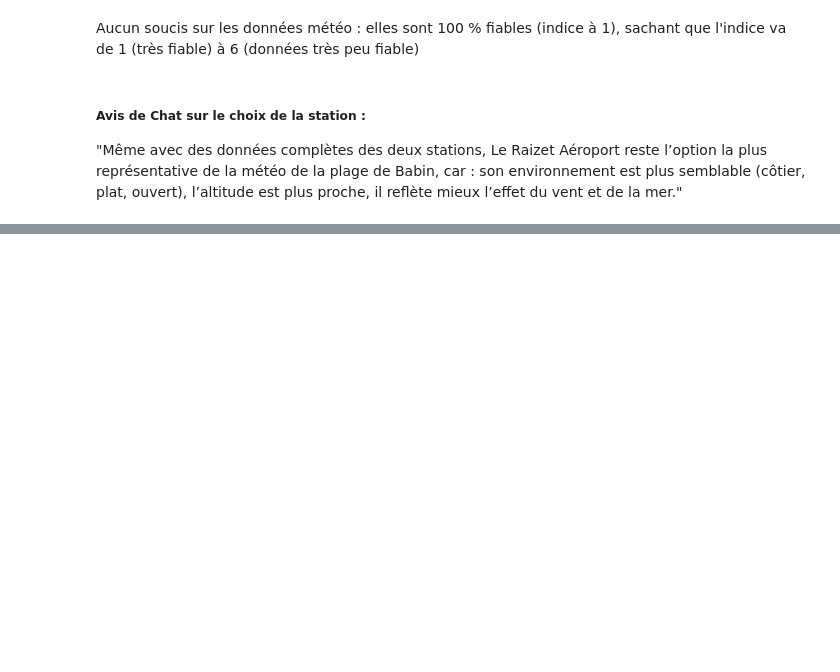
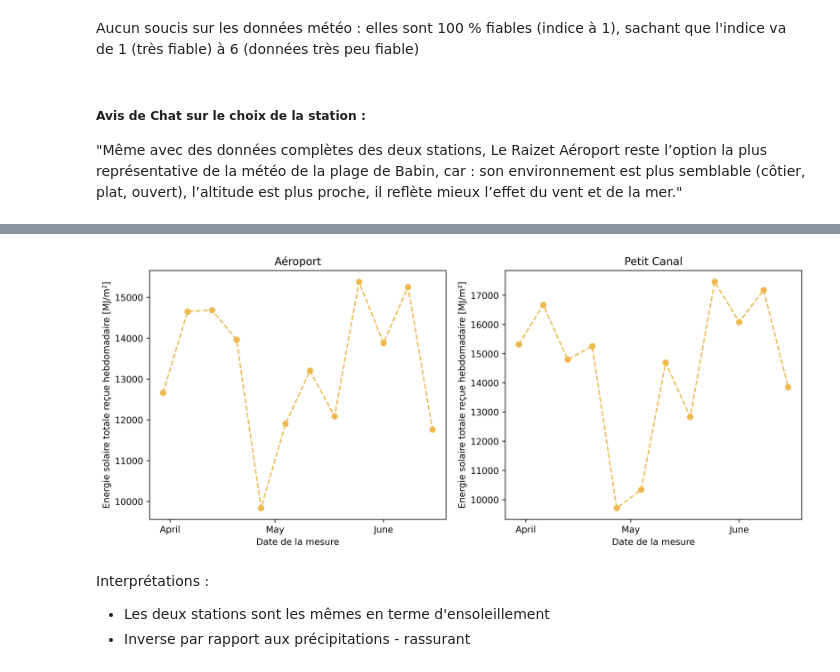
Before and after one commit to arthuserani/BleuAtlantiC_Physics, a Jupyter notebook: Données météo/traitement donnees.ipynb, the cells around one changed output, grey strips where cells are left out. Drawn from its saved outputs; the diff is of its cells as text; code cells hidden in the pictures; blank space fills up the shorter version.

```diff
--- a/Données météo/traitement donnees.ipynb
+++ b/Données météo/traitement donnees.ipynb
@@ -156,0 +218,35 @@ Aucun soucis sur les données météo : elles sont 100 % fiables (indice à 1),
+# %%
+# Calcul de l'ensoleillement hebdomadaire
+
+hebdos_aero = dfs_aero.set_index('date')
+hebdos_petitcanal = dfs_petitcanal.set_index('date')
+
+sol_hebdo_aero = hebdos_aero['glot'].resample('W').sum()
+sol_hebdo_petitcanal = hebdos_petitcanal['glot'].resample('W').sum()
+# %%
+# Plot
+
+fig, axs = plt.subplots(1, 2, figsize=(13, 5), dpi=500)
+
+axs[0].plot(sol_hebdo_aero, 'o--', color=jaunebpc)
+axs[0].set_title('Aéroport')
+axs[0].set_xlabel('Date de la mesure')
+axs[0].set_ylabel('Energie solaire totale reçue hebdomadaire [MJ/m²]')
+axs[0].xaxis.set_major_locator(mdates.MonthLocator())
+axs[0].xaxis.set_major_formatter(mdates.DateFormatter('%B'))
+
+axs[1].plot(sol_hebdo_petitcanal, 'o--', color=jaunebpc)
+axs[1].set_title('Petit Canal')
+axs[1].set_xlabel('Date de la mesure')
+axs[1].set_ylabel('Energie solaire totale reçue hebdomadaire [MJ/m²]')
+axs[1].xaxis.set_major_locator(mdates.MonthLocator())
+axs[1].xaxis.set_major_formatter(mdates.DateFormatter('%B'))
+
+#plt.savefig('soleil_hebdomadaire.png')
+#plt.savefig('soleil_hebdomadaire.pdf')
+# %% [output]
+[figure, added]
+# %% [markdown]
+Interprétations :
+- Les deux stations sont les mêmes en terme d'ensoleillement
+- Inverse par rapport aux précipitations - rassurant
```
Also changed, not shown: parts of 10 cells of this notebook, 7 other files.
